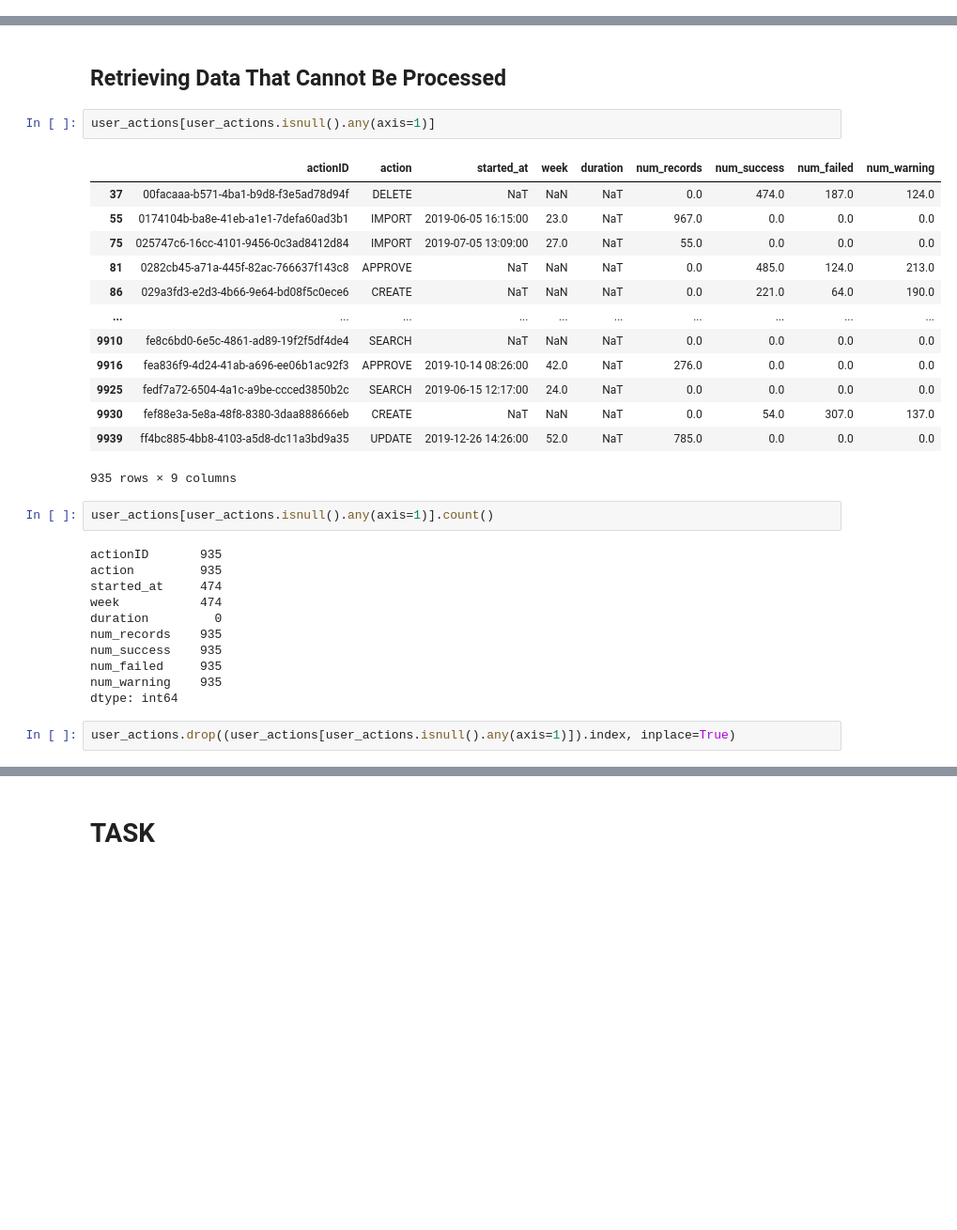
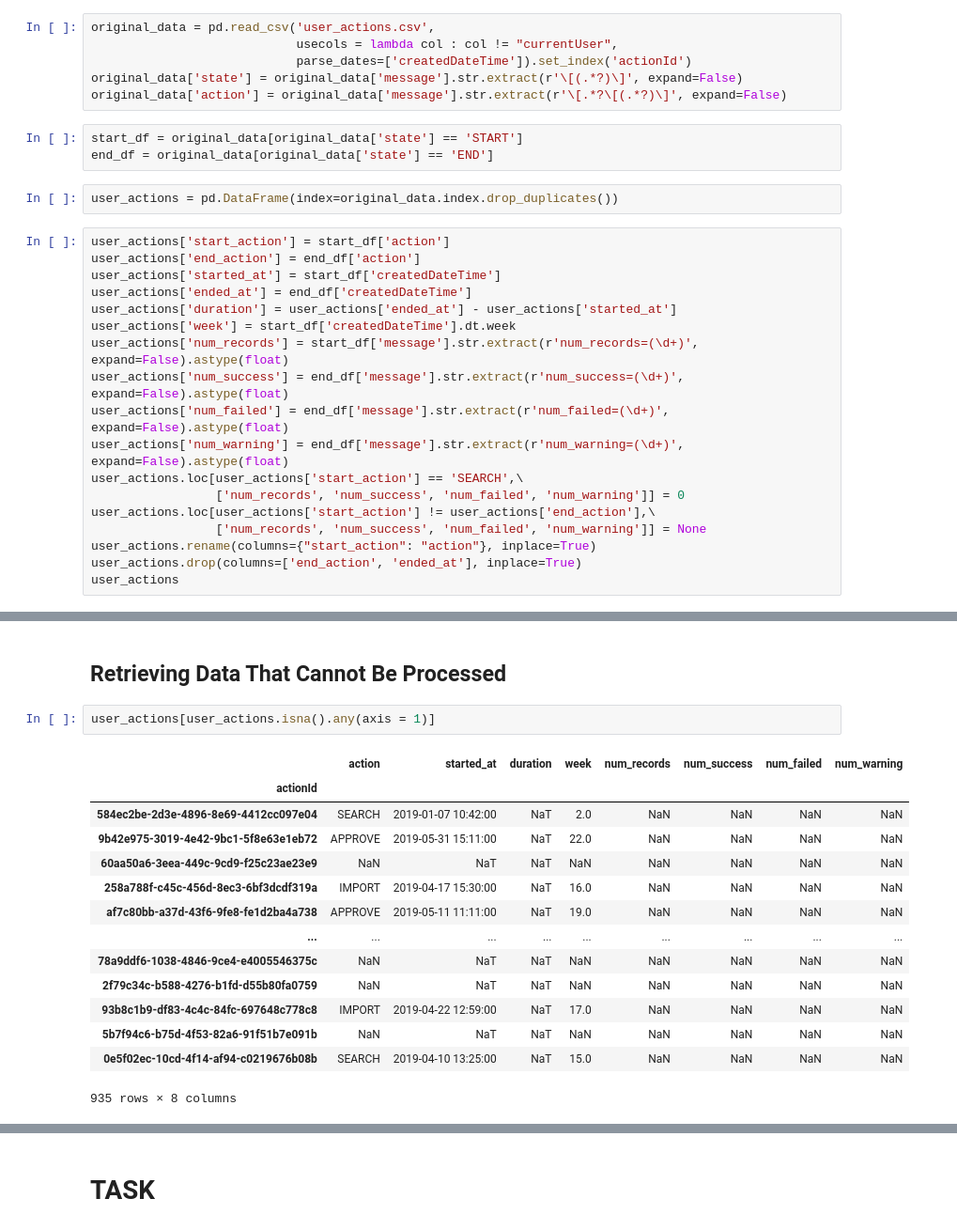
Before and after one commit to Tasenga/ITechArt_Android_App_Review, a Jupyter notebook: analysis_of_user_actions/user_actions.ipynb, the cells around one changed output, grey strips where cells are left out. Shown: that part at 94% size. Drawn from its saved outputs; the diff is of its cells as text; blank space fills up the shorter version.

```diff
--- a/analysis_of_user_actions/user_actions.ipynb
+++ b/analysis_of_user_actions/user_actions.ipynb
@@ -63,0 +50,29 @@ user_actions
+# %%
+original_data = pd.read_csv('user_actions.csv',
+                            usecols = lambda col : col != "currentUser",
+                            parse_dates=['createdDateTime']).set_index('actionId')
+original_data['state'] = original_data['message'].str.extract(r'\[(.*?)\]', expand=False)
+original_data['action'] = original_data['message'].str.extract(r'\[.*?\[(.*?)\]', expand=False)
+# %%
+start_df = original_data[original_data['state'] == 'START']
+end_df = original_data[original_data['state'] == 'END']
+# %%
+user_actions = pd.DataFrame(index=original_data.index.drop_duplicates())
+# %%
+user_actions['start_action'] = start_df['action']
+user_actions['end_action'] = end_df['action']
+user_actions['started_at'] = start_df['createdDateTime']
+user_actions['ended_at'] = end_df['createdDateTime']
+user_actions['duration'] = user_actions['ended_at'] - user_actions['started_at']
+user_actions['week'] = start_df['createdDateTime'].dt.week
+user_actions['num_records'] = start_df['message'].str.extract(r'num_records=(\d+)', expand=False).astype(float)
+user_actions['num_success'] = end_df['message'].str.extract(r'num_success=(\d+)', expand=False).astype(float)
+user_actions['num_failed'] = end_df['message'].str.extract(r'num_failed=(\d+)', expand=False).astype(float)
+user_actions['num_warning'] = end_df['message'].str.extract(r'num_warning=(\d+)', expand=False).astype(float)
+user_actions.loc[user_actions['start_action'] == 'SEARCH',\
+                 ['num_records', 'num_success', 'num_failed', 'num_warning']] = 0
+user_actions.loc[user_actions['start_action'] != user_actions['end_action'],\
+                 ['num_records', 'num_success', 'num_failed', 'num_warning']] = None
+user_actions.rename(columns={"start_action": "action"}, inplace=True)
+user_actions.drop(columns=['end_action', 'ended_at'], inplace=True)
+user_actions
@@ -64,33 +89,19 @@ user_actions
 # %% [markdown]
 ## Retrieving Data That Cannot Be Processed
 # %%
-user_actions[user_actions.isnull().any(axis=1)]
+user_actions[user_actions.isna().any(axis = 1)]
 # %% [output]
-|  | actionID | action | started_at | week | duration | num_records | num_success | num_failed | num_warning |
-| 37 | 00facaaa-b571-4ba1-b9d8-f3e5ad78d94f | DELETE | NaT | NaN | NaT | 0.0 | 474.0 | 187.0 | 124.0 |
-| 55 | 0174104b-ba8e-41eb-a1e1-7defa60ad3b1 | IMPORT | 2019-06-05 16:15:00 | 23.0 | NaT | 967.0 | 0.0 | 0.0 | 0.0 |
-| 75 | 025747c6-16cc-4101-9456-0c3ad8412d84 | IMPORT | 2019-07-05 13:09:00 | 27.0 | NaT | 55.0 | 0.0 | 0.0 | 0.0 |
-| 81 | 0282cb45-a71a-445f-82ac-766637f143c8 | APPROVE | NaT | NaN | NaT | 0.0 | 485.0 | 124.0 | 213.0 |
-| 86 | 029a3fd3-e2d3-4b66-9e64-bd08f5c0ece6 | CREATE | NaT | NaN | NaT | 0.0 | 221.0 | 64.0 | 190.0 |
-| ... | ... | ... | ... | ... | ... | ... | ... | ... | ... |
-| 9910 | fe8c6bd0-6e5c-4861-ad89-19f2f5df4de4 | SEARCH | NaT | NaN | NaT | 0.0 | 0.0 | 0.0 | 0.0 |
-| 9916 | fea836f9-4d24-41ab-a696-ee06b1ac92f3 | APPROVE | 2019-10-14 08:26:00 | 42.0 | NaT | 276.0 | 0.0 | 0.0 | 0.0 |
-| 9925 | fedf7a72-6504-4a1c-a9be-ccced3850b2c | SEARCH | 2019-06-15 12:17:00 | 24.0 | NaT | 0.0 | 0.0 | 0.0 | 0.0 |
-| 9930 | fef88e3a-5e8a-48f8-8380-3daa888666eb | CREATE | NaT | NaN | NaT | 0.0 | 54.0 | 307.0 | 137.0 |
-| 9939 | ff4bc885-4bb8-4103-a5d8-dc11a3bd9a35 | UPDATE | 2019-12-26 14:26:00 | 52.0 | NaT | 785.0 | 0.0 | 0.0 | 0.0 |
+|  | action | started_at | duration | week | num_records | num_success | num_failed | num_warning |
+| actionId |  |  |  |  |  |  |  |  |
+| 584ec2be-2d3e-4896-8e69-4412cc097e04 | SEARCH | 2019-01-07 10:42:00 | NaT | 2.0 | NaN | NaN | NaN | NaN |
+| 9b42e975-3019-4e42-9bc1-5f8e63e1eb72 | APPROVE | 2019-05-31 15:11:00 | NaT | 22.0 | NaN | NaN | NaN | NaN |
+| 60aa50a6-3eea-449c-9cd9-f25c23ae23e9 | NaN | NaT | NaT | NaN | NaN | NaN | NaN | NaN |
+| 258a788f-c45c-456d-8ec3-6bf3dcdf319a | IMPORT | 2019-04-17 15:30:00 | NaT | 16.0 | NaN | NaN | NaN | NaN |
+| af7c80bb-a37d-43f6-9fe8-fe1d2ba4a738 | APPROVE | 2019-05-11 11:11:00 | NaT | 19.0 | NaN | NaN | NaN | NaN |
+| ... | ... | ... | ... | ... | ... | ... | ... | ... |
+| 78a9ddf6-1038-4846-9ce4-e4005546375c | NaN | NaT | NaT | NaN | NaN | NaN | NaN | NaN |
+| 2f79c34c-b588-4276-b1fd-d55b80fa0759 | NaN | NaT | NaT | NaN | NaN | NaN | NaN | NaN |
+| 93b8c1b9-df83-4c4c-84fc-697648c778c8 | IMPORT | 2019-04-22 12:59:00 | NaT | 17.0 | NaN | NaN | NaN | NaN |
+| 5b7f94c6-b75d-4f53-82a6-91f51b7e091b | NaN | NaT | NaT | NaN | NaN | NaN | NaN | NaN |
+| 0e5f02ec-10cd-4f14-af94-c0219676b08b | SEARCH | 2019-04-10 13:25:00 | NaT | 15.0 | NaN | NaN | NaN | NaN |
-935 rows × 9 columns
+935 rows × 8 columns
-# %%
-user_actions[user_actions.isnull().any(axis=1)].count()
-# %% [output]
-actionID       935
-action         935
-started_at     474
-week           474
-duration         0
-num_records    935
-num_success    935
-num_failed     935
-num_warning    935
-dtype: int64
-# %%
-user_actions.drop((user_actions[user_actions.isnull().any(axis=1)]).index, inplace=True)
```
Also changed, not shown: parts of 13 cells of this notebook.
